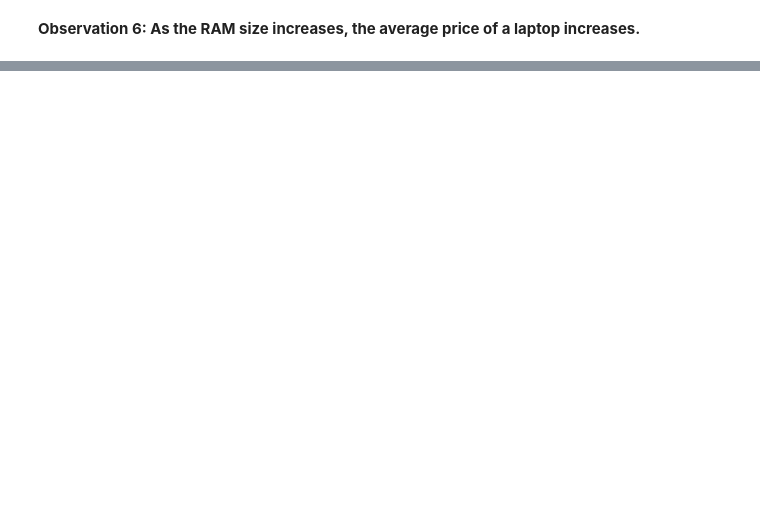
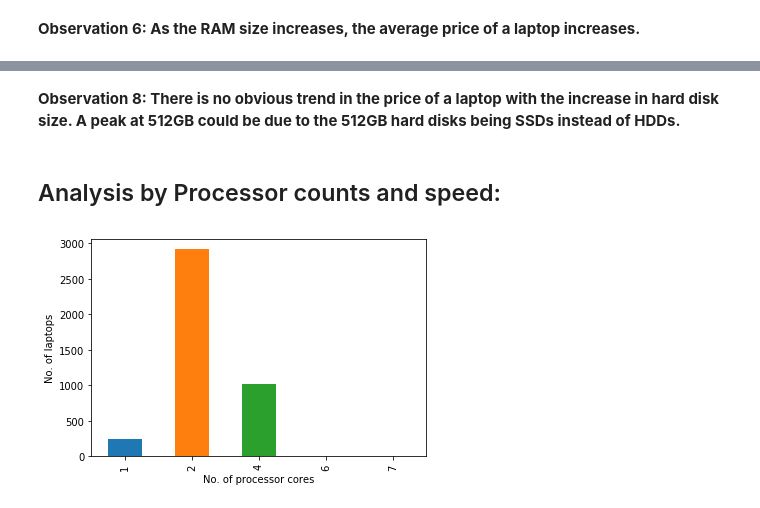
Before and after one commit to dliangsta/CS839-project, a Jupyter notebook: stage-4/olap.ipynb, the cells around one changed output, grey strips where cells are left out. Cells and saved outputs as stored; diff of their text form; code cells hidden in the pictures; blank space fills up the shorter version.

```diff
--- a/stage-4/olap.ipynb
+++ b/stage-4/olap.ipynb
@@ -141,0 +178,12 @@ plt.show()
+# %% [markdown]
+**Observation 8: There is no obvious trend in the price of a laptop with the increase in hard disk size. A peak at 512GB could be due to the 512GB hard disks being SSDs instead of HDDs.**
+# %% [markdown]
+## Analysis by Processor counts and speed:
+# %%
+yy = (df.groupby(['processor count'])['id'].count())
+yy.plot(kind='bar')
+plt.xlabel('No. of processor cores')
+plt.ylabel('No. of laptops')
+plt.show()
+# %% [output]
+[figure, added]
```
Also changed, not shown: parts of 12 cells of this notebook.
